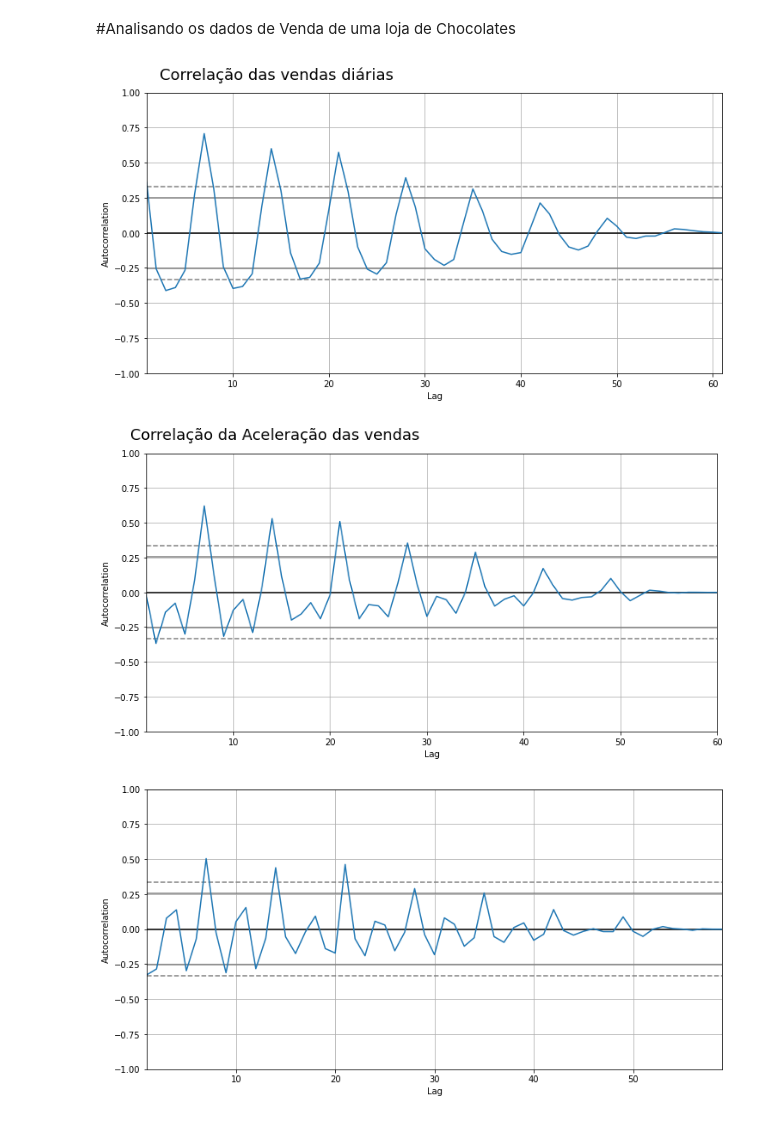
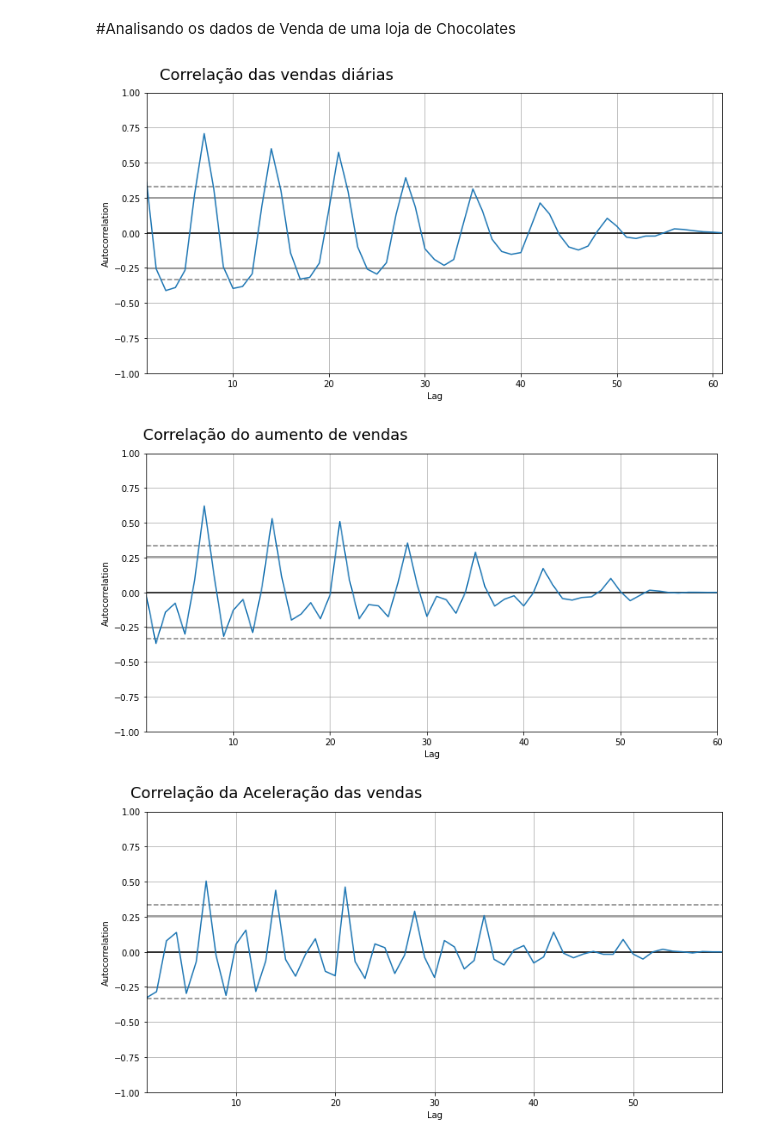
Before and after one commit to EnzoFerreira/DataScience_MiniProjects, a Jupyter notebook: TimeSeries_chocolate.ipynb, the cells around one changed output. Drawn from its saved outputs; the diff is of its cells as text; code cells hidden in the pictures.

```diff
--- a/TimeSeries_chocolate.ipynb
+++ b/TimeSeries_chocolate.ipynb
@@ -51,26 +51,26 @@ vendasSemanais
 # %%
 #Correlação das vendas Diárias
 from pandas.plotting import autocorrelation_plot
 
 
 #Correlação das vendas
 grafico = plt.figure(figsize=(12,6))
 grafico.suptitle('Correlação das vendas diárias', fontsize=18, x=0.3, y=0.95)
 autocorrelation_plot(vendasPdia['vendas'])
 grafico=grafico
 
 #Correlação do aumento de vendas em determinados períodos
 grafico2 = plt.figure(figsize=(12,6))
 grafico2.suptitle('Correlação do aumento de vendas', fontsize=18, x=0.3, y=0.95)
 autocorrelation_plot(vendasPdia['aumento'][1:])
 grafico2 = grafico2
 
 #Correlação da aceleração de vendas em determinados períodos
 grafico3 = plt.figure(figsize=(12,6))
-grafico2.suptitle('Correlação da Aceleração das vendas', fontsize=18, x=0.3, y=0.95)
+grafico3.suptitle('Correlação da Aceleração das vendas', fontsize=18, x=0.3, y=0.95)
 autocorrelation_plot(vendasPdia['aceleracao'][2:])
 grafico3=grafico3
 # %% [output]
 [figure]
-[figure, old version]
+[figure, new version]
-[figure, old version]
+[figure, new version]
```
Also changed, not shown: parts of 1 cell of this notebook.
